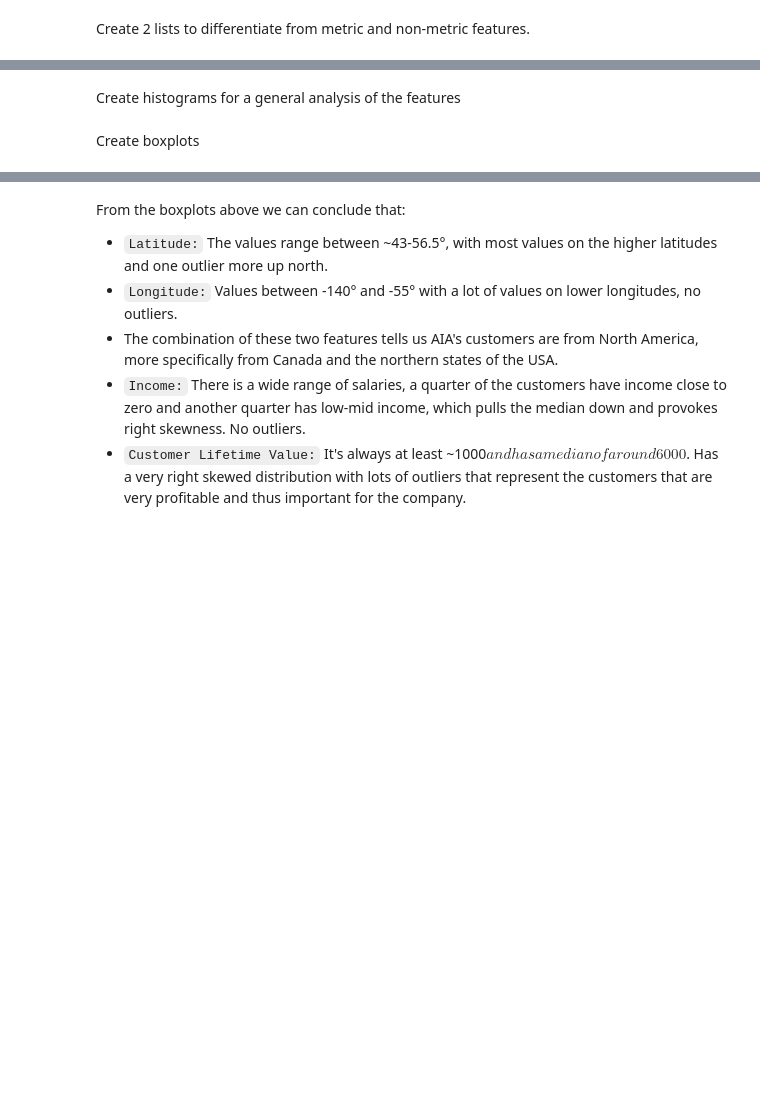
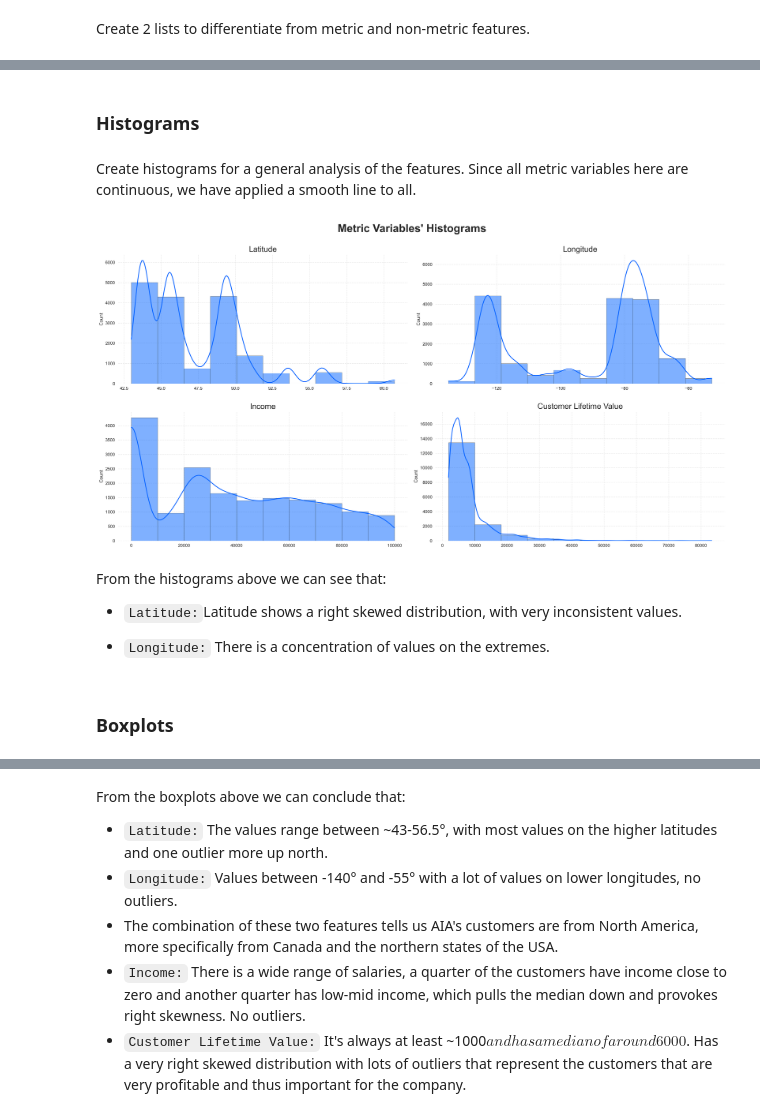
Before and after one commit to lourenco500/Data-Mining-Project, a Jupyter notebook: Data_Understanding_2.ipynb, the cells around one changed output, grey strips where cells are left out. Drawn from its saved outputs; the diff is of its cells as text; code cells hidden in the pictures; blank space fills up the shorter version.

```diff
--- a/Data_Understanding_2.ipynb
+++ b/Data_Understanding_2.ipynb
@@ -205,6 +244,7 @@ From the boxplots above we can conclude that:
 Create 2 lists to differentiate from metric and non-metric features.
 # %%
 metric_features_CDB = customerDB.select_dtypes(include=['number']).columns.tolist()
+continuous_CDB = ["Latitude", "Longitude", "Income", "Customer Lifetime Value"]
 non_metric_features_CDB = customerDB.columns.drop(metric_features_CDB).to_list()
 
 print("Metric Features:")
@@ -217,49 +275,60 @@ for i, feature in enumerate(non_metric_features_CDB, 1):
+# %% [markdown]
+### Histograms
 # %% [markdown]
-Create histograms for a general analysis of the features
+Create histograms for a general analysis of the features. Since all metric variables here are continuous, we have applied a smooth line to all.
 # %%
 # Set number of rows and columns
 sp_rows_CDB = 2
 sp_cols_CDB = ceil(len(metric_features_CDB) / sp_rows_CDB) # adapt the number of columns to the number of features
 
 # Set minimal style
-plt.style.use("seaborn-v0_8")
+sns.set_style("white") # increase contrast
 
 # Create a canvas for the metric features
-fig, axes = plt.subplots(sp_rows,
-                         sp_cols,
+fig, axes = plt.subplots(sp_rows_CDB,
+                         sp_cols_CDB,
                          figsize=(20, 10),
                          constrained_layout=True) # Adjust automatically spacing between subplot and labels
 
 # Increase vertical space between rows
 fig.set_constrained_layout_pads(h_pad=.2)
 
 # Plot the data
 # Iterate across axes objects and associate each histogram:
 for ax, feat in zip(axes.flatten(), metric_features_CDB):
-    # Set 10 bins, change inside and edge color of the graphs for better contrast
-    ax.hist(customerDB[feat], bins=10, color="#0062FF", edgecolor="black")
-
-    # Put title of each graph with bigger font
-    ax.set_title(feat, fontsize=16)
-
-    # Put grid with low oppacity and dashed line so it's visible, but not distracting
+    sns.histplot(customerDB[feat],
+                 bins=10,
+                 kde=(feat in continuous_CDB), #smooth line only for continuous variables
+                 ax=ax,
+                 color="#0062FF",
+                 edgecolor="black")
+    ax.set_title(feat, fontsize=18)
     ax.grid(True, linestyle="--", alpha=0.4)
+    ax.set_xlabel("")
 
 # Layout
 # Add title, make it bigger and bold and add space between title and first row of plots
 plt.suptitle("Metric Variables' Histograms",
              fontsize = 25, fontweight="bold", y=1.05)
 
 # Create the folder '../figures/eda' if it doesn't already exist
 os.makedirs(os.path.join('..', 'figures', 'eda'), exist_ok=True)
 
 # Save figure to a png file in the folder created before
 plt.savefig(os.path.join('..', 'figures', 'eda', 'numeric_variables_histograms.png'), dpi=200)
 
 # Show plot
 plt.show()
+# %% [output]
+[figure, added]
+# %% [markdown]
+From the histograms above we can see that:
+
+- `Latitude:`Latitude shows a right skewed distribution, with very inconsistent values.
+
+- `Longitude:` There is a concentration of values on the extremes.
 # %% [markdown]
-Create boxplots
+### Boxplots
 # %%
 # Create canvas with the same structure as before
 fig, axes = plt.subplots(sp_rows_CDB,
```
Also changed, not shown: parts of 13 cells of this notebook, 1 other file.
